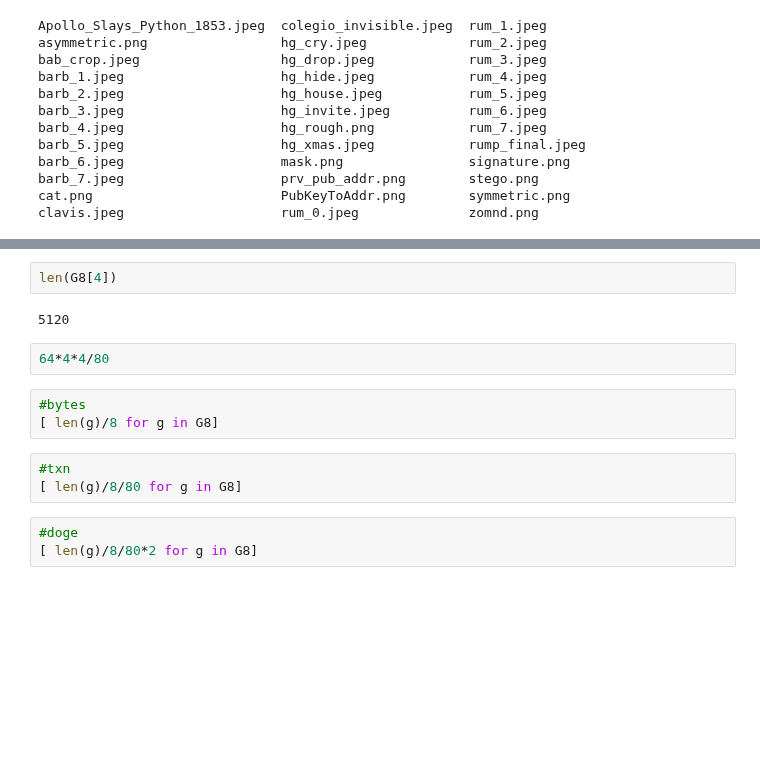
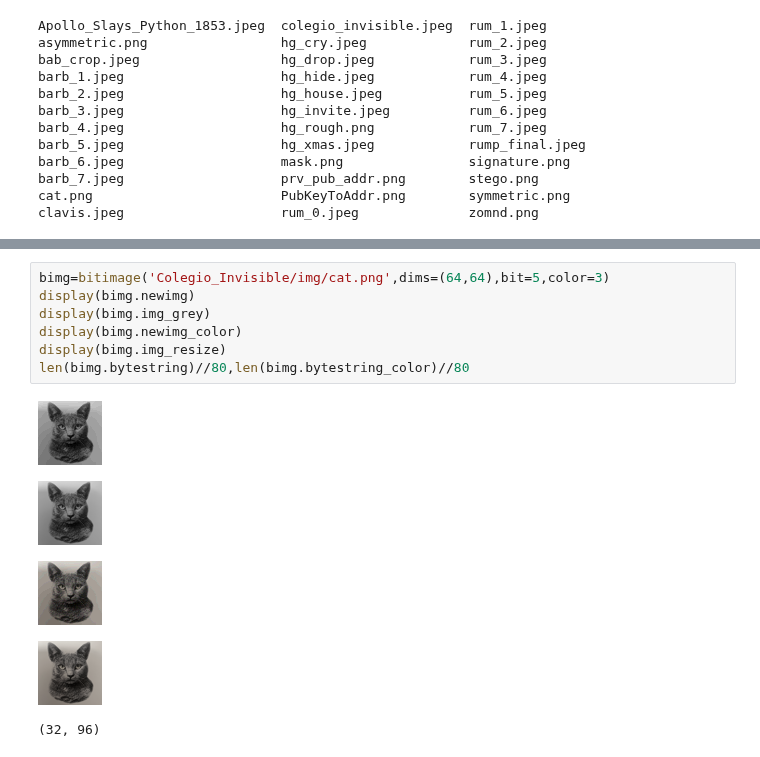
Before and after one commit to ProfDoeg/Colegio_Invisible, a Jupyter notebook: 12_cuaderno.ipynb, the cells around one changed output, grey strips where cells are left out. Saved outputs shown, nothing was run; the diff lists cells and outputs as text; blank space fills up the shorter version.

```diff
--- a/12_cuaderno.ipynb
+++ b/12_cuaderno.ipynb
@@ -437,15 +322,13 @@ len(cat_bytes5bit)
-# %%
-len(G8[4])
-# %% [output]
-5120
-# %%
-64*4*4/80
-# %%
-#bytes
-[ len(g)/8 for g in G8]
-# %%
-#txn
-[ len(g)/8/80 for g in G8]
-# %%
-#doge
-[ len(g)/8/80*2 for g in G8]
+# %%
+bimg=bitimage('Colegio_Invisible/img/cat.png',dims=(64,64),bit=5,color=3)
+display(bimg.newimg)
+display(bimg.img_grey)
+display(bimg.newimg_color)
+display(bimg.img_resize)
+len(bimg.bytestring)//80,len(bimg.bytestring_color)//80
+# %% [output]
+[figure, added]
+[figure, added]
+[figure, added]
+[figure, added]
+(32, 96)
```
Also changed, not shown: parts of 96 cells of this notebook.
